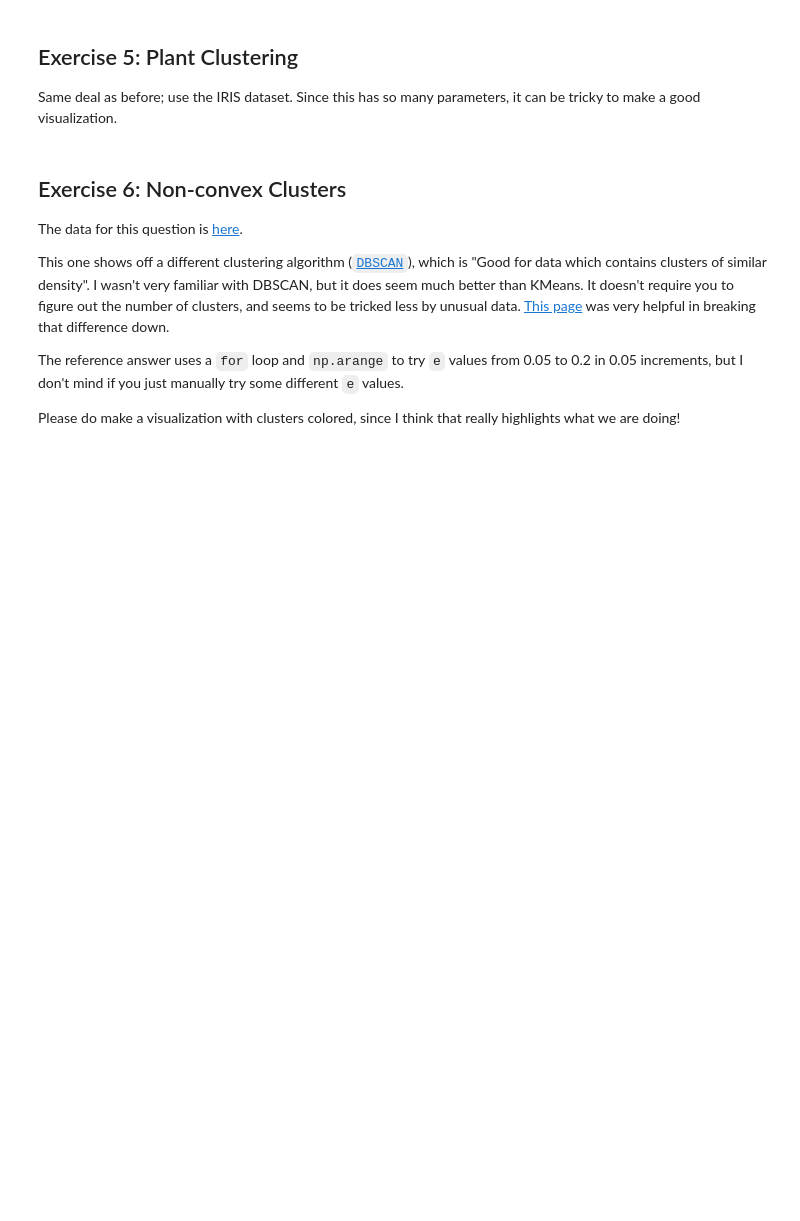
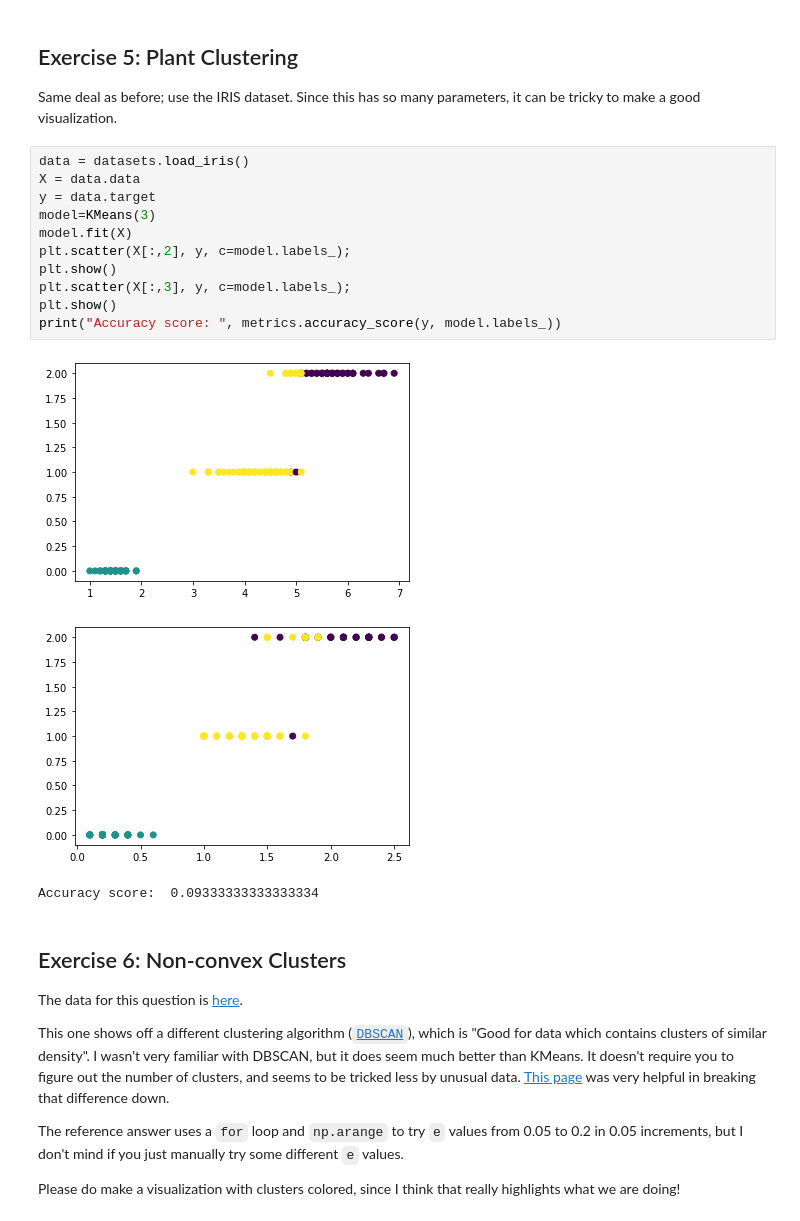
Before and after one commit to meganenglert/CISC367, a Jupyter notebook: Week 10 - Machine Learning/ml_exercises.ipynb, the cells around one changed output. Saved outputs shown, nothing was run; the diff lists cells and outputs as text; blank space fills up the shorter version.

```diff
--- a/Week 10 - Machine Learning/ml_exercises.ipynb
+++ b/Week 10 - Machine Learning/ml_exercises.ipynb
@@ -236,6 +261,21 @@ This section is one of the most interesting in my opinion. K-Means is a pretty s
 ## Exercise 5: Plant Clustering
 
 Same deal as before; use the IRIS dataset. Since this has so many parameters, it can be tricky to make a good visualization.
+# %%
+data = datasets.load_iris()
+X = data.data
+y = data.target
+model=KMeans(3)
+model.fit(X)
+plt.scatter(X[:,2], y, c=model.labels_);
+plt.show()
+plt.scatter(X[:,3], y, c=model.labels_);
+plt.show()
+print("Accuracy score: ", metrics.accuracy_score(y, model.labels_))
+# %% [output]
+[figure, added]
+[figure, added]
+Accuracy score:  0.09333333333333334
 # %% [markdown]
 ## Exercise 6: Non-convex Clusters
 
```
Also changed, not shown: parts of 5 cells of this notebook, 6 other files.
